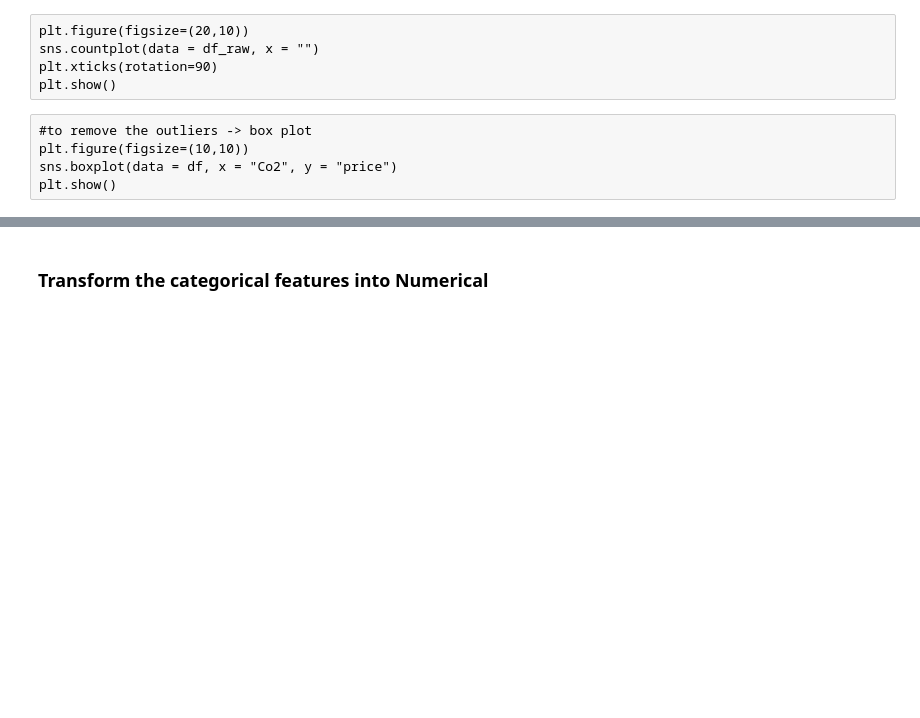
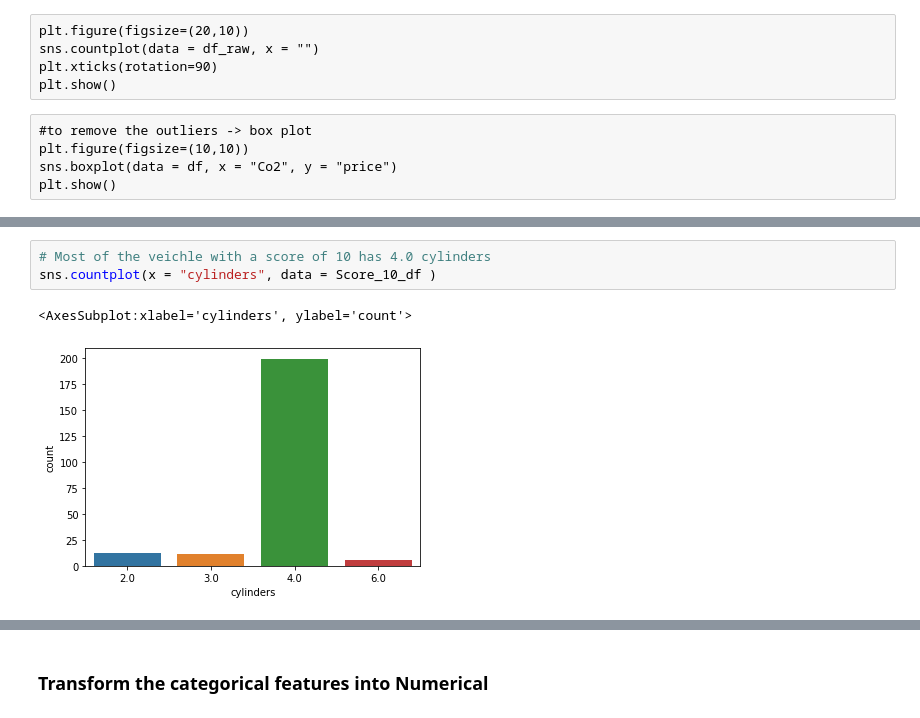
Before and after one commit to filcec/CLTV-project-, a Jupyter notebook: ML A.Luchi & F.Ceccarani-Copy1.ipynb, the cells around one changed output, grey strips where cells are left out. Saved outputs shown, nothing was run; the diff lists cells and outputs as text; blank space fills up the shorter version.

```diff
--- a/ML A.Luchi & F.Ceccarani-Copy1.ipynb
+++ b/ML A.Luchi & F.Ceccarani-Copy1.ipynb
@@ -889,0 +907,6 @@ plt.show()
+# %%
+# Most of the veichle with a score of 10 has 4.0 cylinders
+sns.countplot(x = "cylinders", data = Score_10_df )
+# %% [output]
+<AxesSubplot:xlabel='cylinders', ylabel='count'>
+[figure, added]
```
Also changed, not shown: parts of 29 cells of this notebook.
